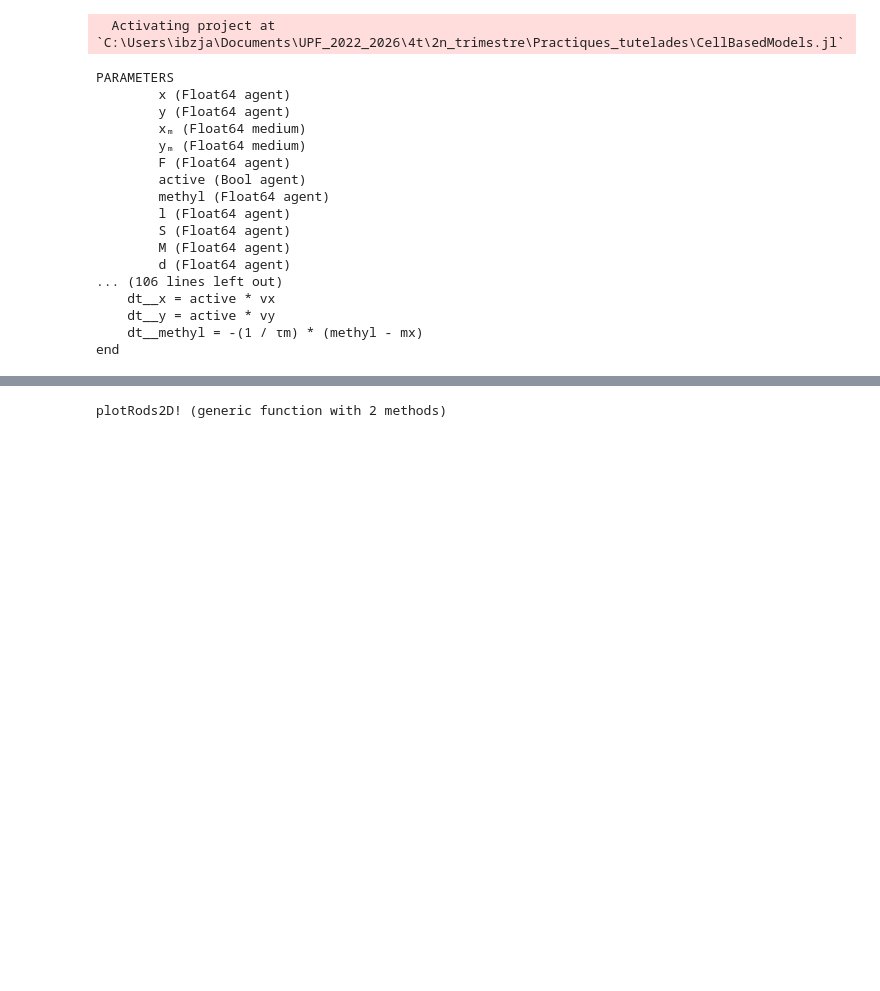
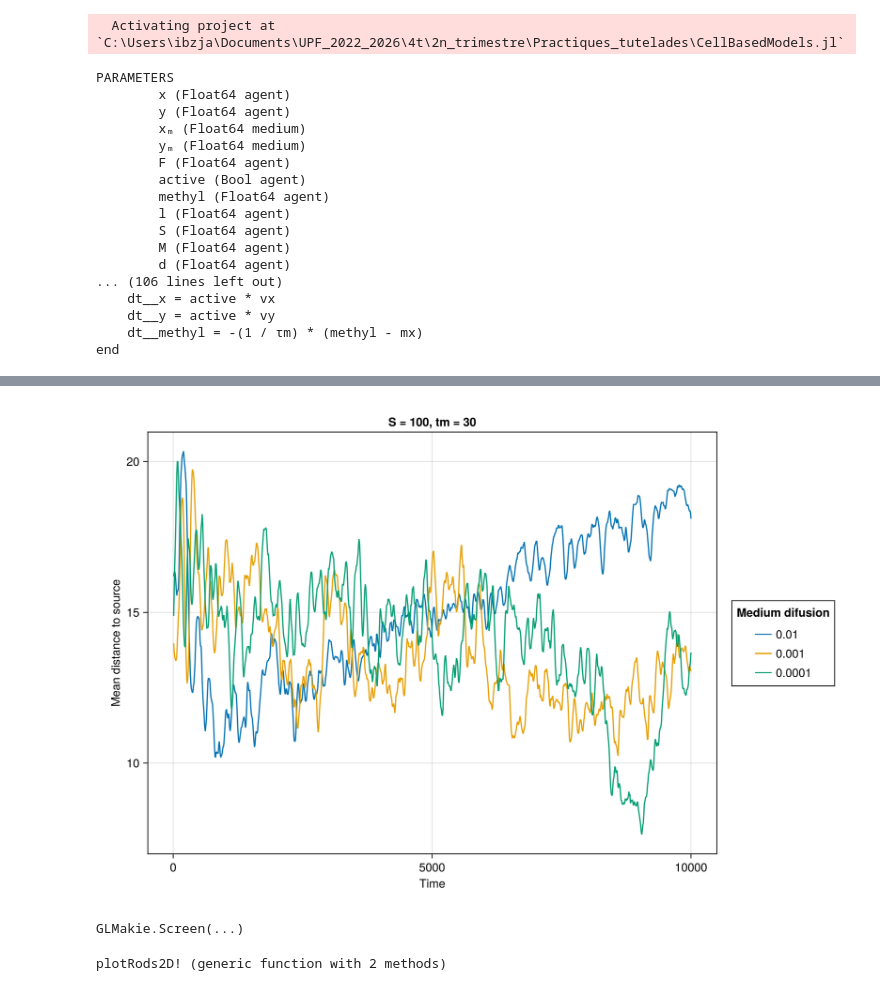
Before and after one commit to jmarib/CellBasedModels.jl, a Jupyter notebook: examples/source_model.ipynb, the cells around one changed output, grey strips where cells are left out. Saved outputs shown, nothing was run; the diff lists cells and outputs as text; code cells hidden in the pictures; blank space fills up the shorter version.

```diff
--- a/examples/source_model.ipynb
+++ b/examples/source_model.ipynb
@@ -419 +395,74 @@ display(fig)
 GLMakie.Screen(...)
+# %%
+fig = Figure(size=(900, 600))
+dataframes = Dict{Int, DataFrame}(
+    1 => CSV.read("def_DM001.csv", DataFrame),
+    2 => CSV.read("def_DM0001.csv", DataFrame),
+    3 => CSV.read("def_DM00001.csv", DataFrame)
+    # 4 => CSV.read("def_DM00001.csv", DataFrame)
+)
+
+sources = Dict(
+    1 => 10,
+    2 => 100,
+    3 => 1000
+)
+
+difusion = Dict(
+    1 => 0.01,
+    2 => 0.001,
+    3 => 0.0001
+)
+
+adaptation_time = Dict(
+    1 => 5,
+    2 => 10,
+    3 => 30
+)
+
+speed = Dict(
+    1 => 0.1,
+    2 => 1,
+    3 => 2.5,
+    4 => 5
+)
+ax1 = Axis(fig[1,1], xlabel="Time", ylabel="Mean distance to source", title = "S = 100, tm = 30")
+
+for i in 1:3
+    data = dataframes[i]
+    src_id = findfirst(data[!, :isSource][1])
+    difusion_med = difusion[i]
+    # source_strength = sources[i]
+    # adapt = adaptation_time[i]
+    # velocity = speed[i]
+
+    mean_dist = Float64[]
+
+    for step in groupby(data, :step)
+
+        # Source position at this step
+        src = step[step.id .== src_id, :]
+        isempty(src) && continue   # safety
+
+        xs = src.x[1]
+        ys = src.y[1]
+
+        # Non-source bacteria
+        others = step[step.isSource .== false, :]
+
+        dists = sqrt.((others.x .- xs).^2 .+ (others.y .- ys).^2)
+
+        push!(mean_dist, mean(dists))
+
+    end
+
+    lines!(ax1, unique(data[!, :step]), mean_dist, label = string(difusion_med))
+
+end
+
+fig[1, 2] = Legend(fig, ax1, "Medium difusion")
+
+display(fig)
+# %% [output]
+[figure, added]
+GLMakie.Screen(...)
```
Also changed, not shown: parts of 7 cells of this notebook, 1 other file.
